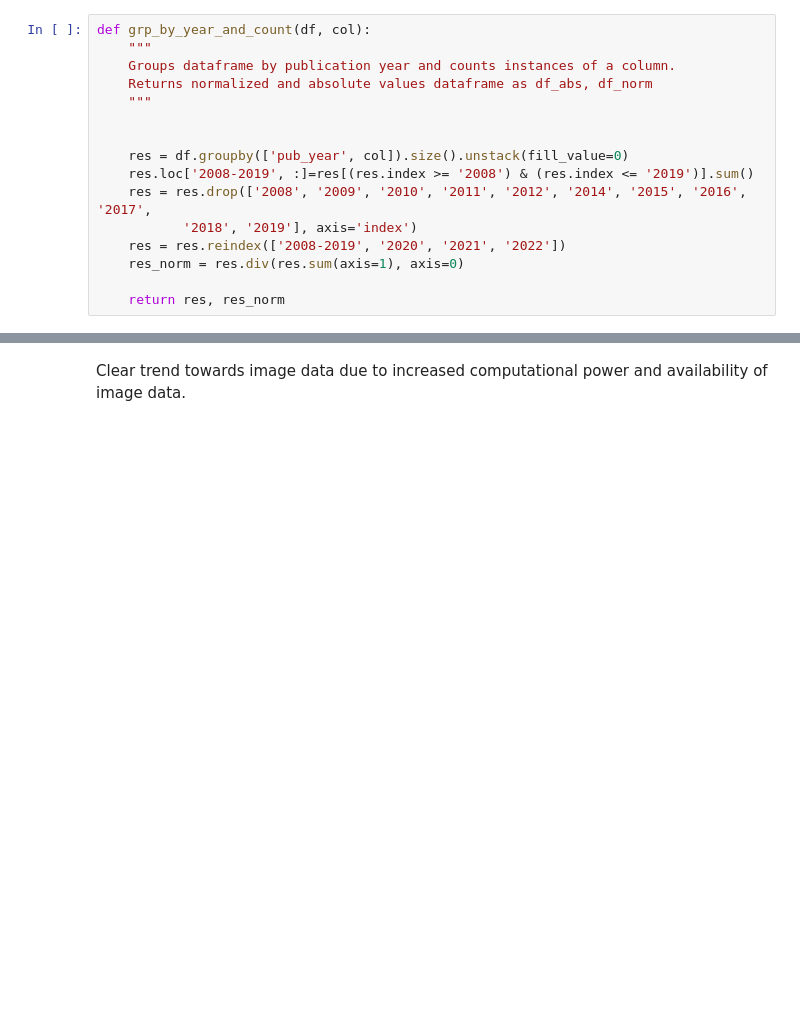
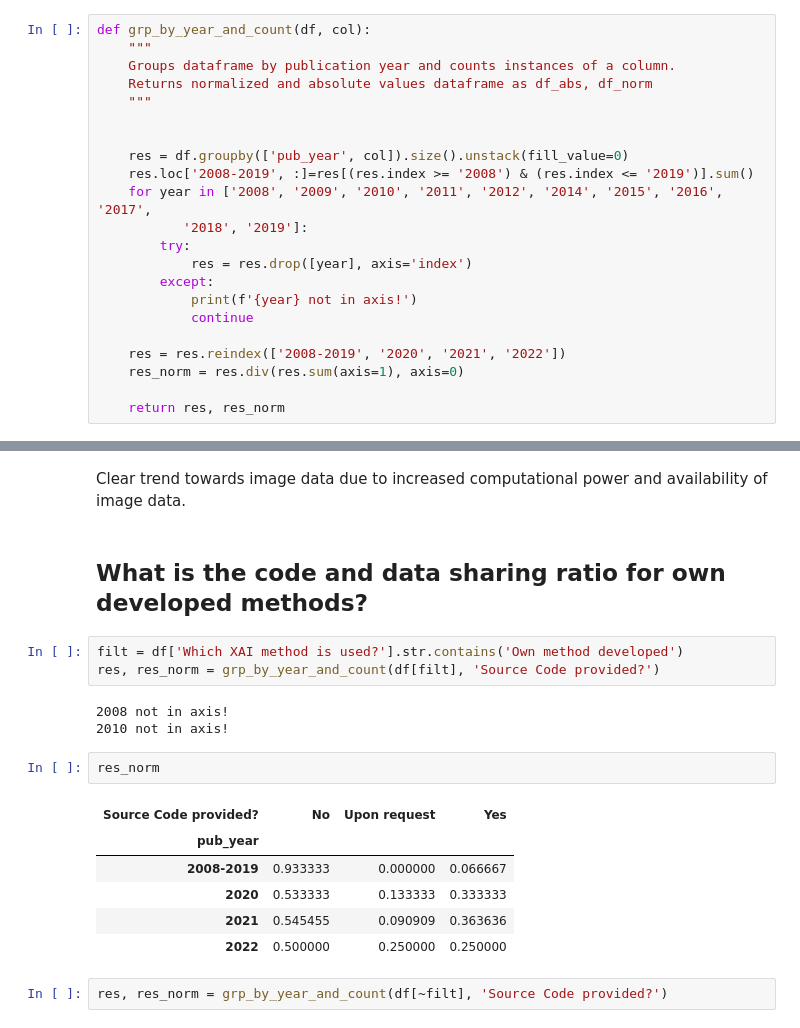
Before and after one commit to joa24jm/literature_review, a Jupyter notebook: src/01_analyse_full_screening_answers.ipynb, the cells around one changed output, grey strips where cells are left out. Saved outputs shown, nothing was run; the diff lists cells and outputs as text; blank space fills up the shorter version.

```diff
--- a/src/01_analyse_full_screening_answers.ipynb
+++ b/src/01_analyse_full_screening_answers.ipynb
@@ -255,8 +255,14 @@ def grp_by_year_and_count(df, col):
 
     res = df.groupby(['pub_year', col]).size().unstack(fill_value=0)
     res.loc['2008-2019', :]=res[(res.index >= '2008') & (res.index <= '2019')].sum()
-    res = res.drop(['2008', '2009', '2010', '2011', '2012', '2014', '2015', '2016', '2017',
-           '2018', '2019'], axis='index')
+    for year in ['2008', '2009', '2010', '2011', '2012', '2014', '2015', '2016', '2017',
+           '2018', '2019']:
+        try:
+            res = res.drop([year], axis='index')
+        except:
+            print(f'{year} not in axis!')
+            continue
+
     res = res.reindex(['2008-2019', '2020', '2021', '2022'])
     res_norm = res.div(res.sum(axis=1), axis=0)
 
@@ -305,3 +311,22 @@ res_norm
 | 2022 | 0.460317 | 0.539683 |
 # %% [markdown]
 Clear trend towards image data due to increased computational power and availability of image data.
+# %% [markdown]
+## What is the code and data sharing ratio for own developed methods?
+# %%
+filt = df['Which XAI method is used?'].str.contains('Own method developed')
+res, res_norm = grp_by_year_and_count(df[filt], 'Source Code provided?')
+# %% [output]
+2008 not in axis!
+2010 not in axis!
+# %%
+res_norm
+# %% [output]
+| Source Code provided? | No | Upon request | Yes |
+| pub_year |  |  |  |
+| 2008-2019 | 0.933333 | 0.000000 | 0.066667 |
+| 2020 | 0.533333 | 0.133333 | 0.333333 |
+| 2021 | 0.545455 | 0.090909 | 0.363636 |
+| 2022 | 0.500000 | 0.250000 | 0.250000 |
+# %%
+res, res_norm = grp_by_year_and_count(df[~filt], 'Source Code provided?')
```
Also changed, not shown: parts of 9 cells of this notebook, 2 other files.
